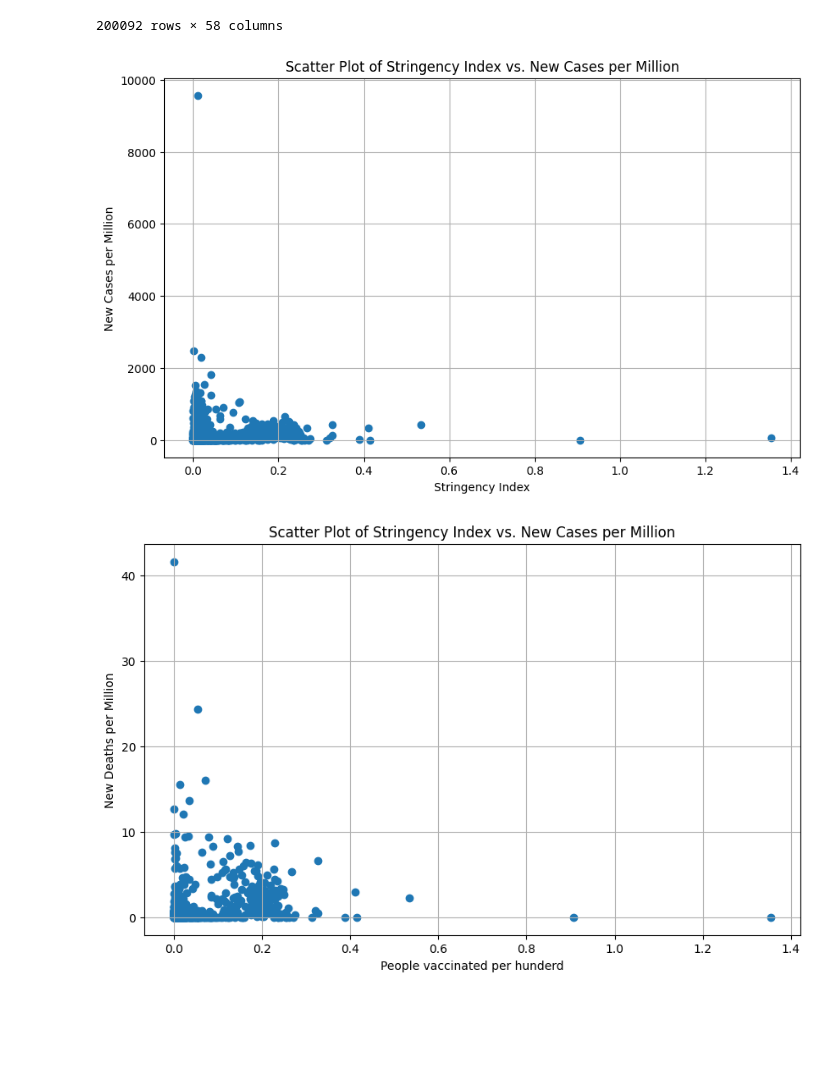
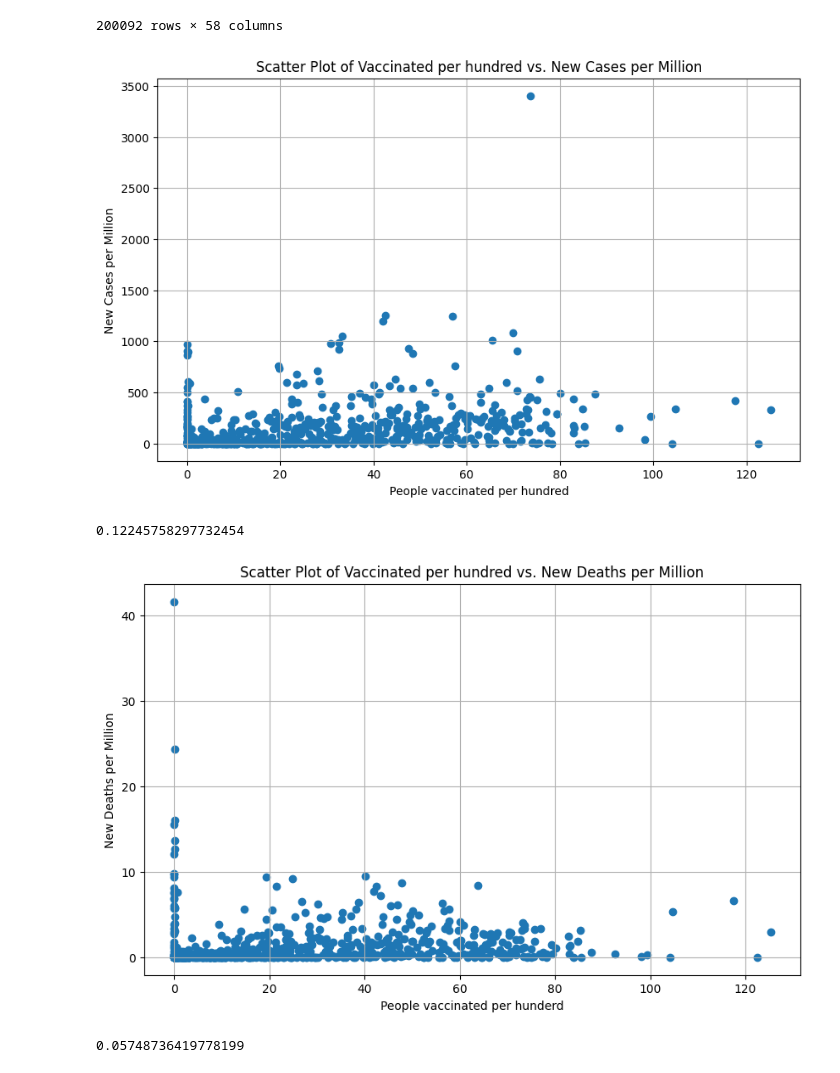
Before and after one commit to ArunKrishnan09/Covid-Analysis, a Jupyter notebook: Covid_analysis.ipynb, the cells around one changed output. Saved outputs shown, nothing was run; the diff lists cells and outputs as text; code cells hidden in the pictures; blank space fills up the shorter version.

```diff
--- a/Covid_analysis.ipynb
+++ b/Covid_analysis.ipynb
@@ -820,24 +834,28 @@ vaccine_case
 200092 rows × 58 columns
 # %%
 plt.figure(figsize=(10, 6))
-plt.scatter(vaccine_case[["daily_people_vaccinated_smoothed_per_hundred", "year", "country"]].iloc[:, [0, 1, 2]].groupby(["year", "country"]).mean().reset_index()["daily_people_vaccinated_smoothed_per_hundred"], vaccine_case[["new_cases_per_million", "year", "country"]].iloc[:, [0, 1, 2]].groupby(["year", "country"]).mean().reset_index()["new_cases_per_million"])
-plt.xlabel('People vaccinated per hunderd')
+plt.scatter(vaccine_case[["rolling_vaccinations_6m_per_hundred", "year", "country"]].iloc[:, [0, 1, 2]].groupby(["year", "country"]).mean().reset_index()["rolling_vaccinations_6m_per_hundred"], vaccine_case[vaccine_case["new_cases_per_million"] < 5000][["new_cases_per_million", "year", "country"]].iloc[:, [0, 1, 2]].groupby(["year", "country"]).mean().reset_index()["new_cases_per_million"])
+plt.xlabel('People vaccinated per hundred')
 plt.ylabel('New Cases per Million')
-plt.title('Scatter Plot of Stringency Index vs. New Cases per Million')
+plt.title('Scatter Plot of Vaccinated per hundred vs. New Cases per Million')
 plt.grid(True)
 plt.show()
+print(vaccine_case["rolling_vaccinations_6m_per_hundred"].corr(vaccine_case["new_cases_per_million"]))
 # %% [output]
-[figure, old version]
+[figure, new version]
+0.12245758297732454
 # %%
 plt.figure(figsize=(10, 6))
-plt.scatter(vaccine_case[["daily_people_vaccinated_smoothed_per_hundred", "year", "country"]].iloc[:, [0, 1, 2]].groupby(["year", "country"]).mean().reset_index()["daily_people_vaccinated_smoothed_per_hundred"], vaccine_case[["new_deaths_per_million", "year", "country"]].iloc[:, [0, 1, 2]].groupby(["year", "country"]).mean().reset_index()["new_deaths_per_million"])
+plt.scatter(vaccine_case[["rolling_vaccinations_6m_per_hundred", "year", "country"]].iloc[:, [0, 1, 2]].groupby(["year", "country"]).mean().reset_index()["rolling_vaccinations_6m_per_hundred"], vaccine_case[["new_deaths_per_million", "year", "country"]].iloc[:, [0, 1, 2]].groupby(["year", "country"]).mean().reset_index()["new_deaths_per_million"])
 plt.xlabel('People vaccinated per hunderd')
 plt.ylabel('New Deaths per Million')
-plt.title('Scatter Plot of Stringency Index vs. New Cases per Million')
+plt.title('Scatter Plot of Vaccinated per hundred vs. New Deaths per Million')
 plt.grid(True)
 plt.show()
+print(vaccine_case["rolling_vaccinations_6m_per_hundred"].corr(vaccine_case["new_deaths_per_million"]))
 # %% [output]
-[figure, old version]
+[figure, new version]
+0.05748736419778199
 # %%
 hosp_case = pd.read_sql_query("""
 SELECT *
```
Also changed, not shown: parts of 8 cells of this notebook.
